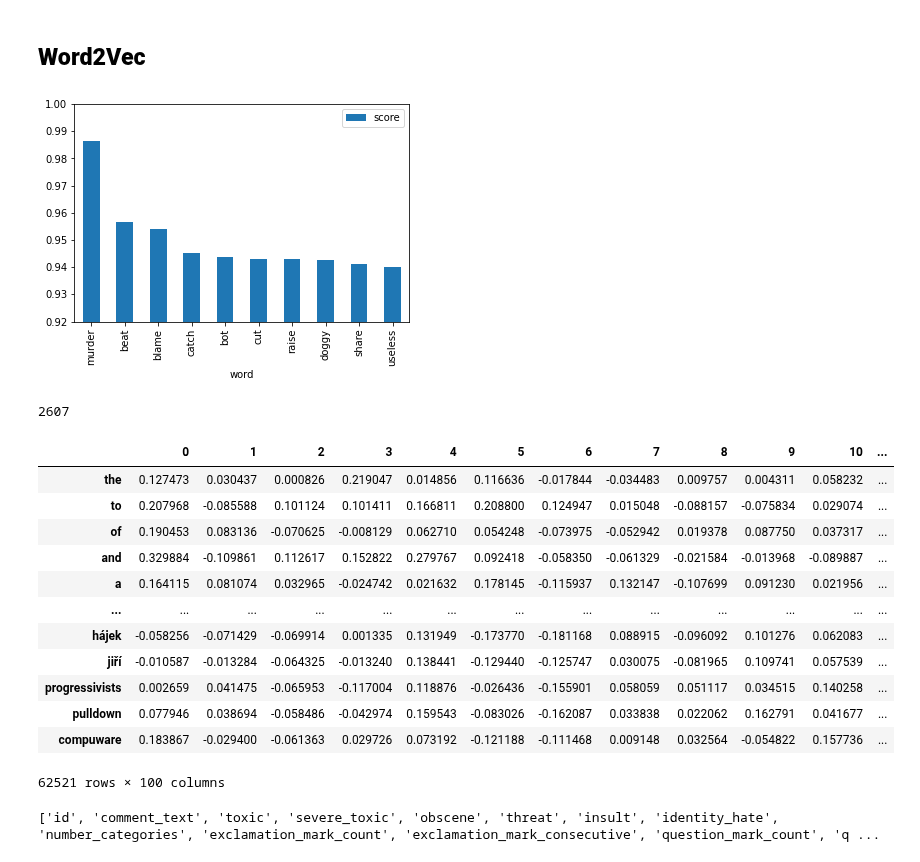
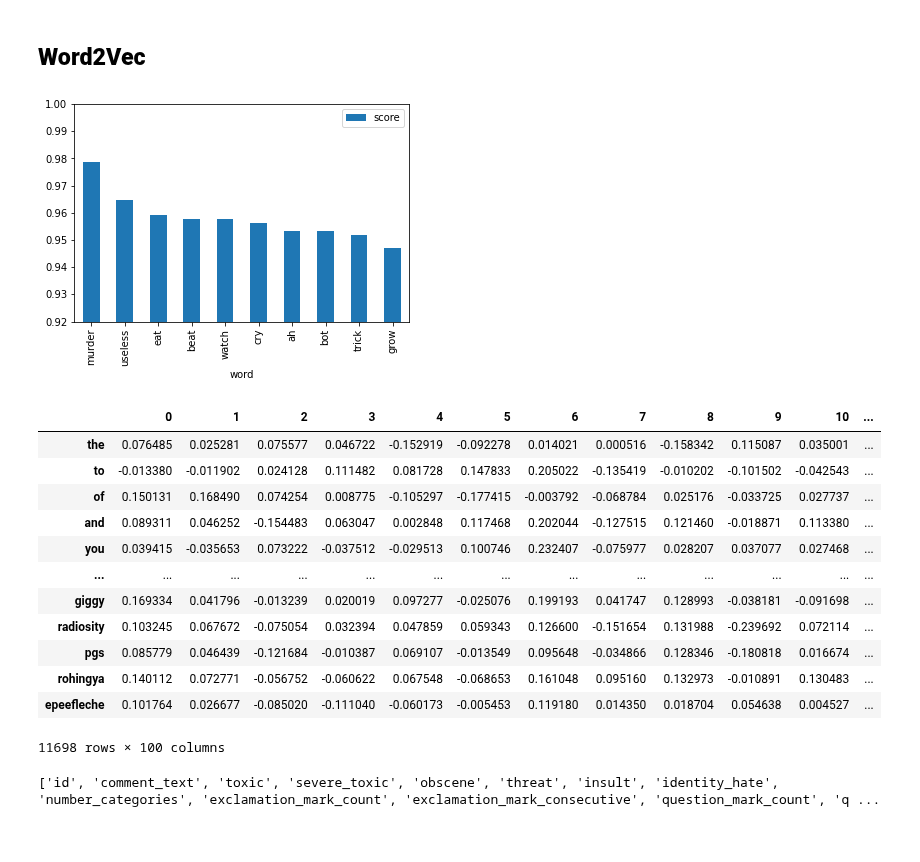
Before and after one commit to orbenishay/Classification, a Jupyter notebook: Toxic_comments_classification.ipynb, the cells around one changed output. Saved outputs shown, nothing was run; the diff lists cells and outputs as text; code cells hidden in the pictures.

```diff
--- a/Toxic_comments_classification.ipynb
+++ b/Toxic_comments_classification.ipynb
@@ -92,7 +95,7 @@ Saving train10000.csv to train10000 (1).csv
 # %% [markdown]
 Get the data
 # %%
-traincomments=pd.read_csv('train10000 (1).csv')
+traincomments=pd.read_csv('train10000.csv')
 # traincomments.head()
 traincomments.info()
 # traincomments.tail()
@@ -368,40 +348,27 @@ sims=model.wv.most_similar('kill')
 sims_df=pd.DataFrame(data=sims, columns=['word','score'])
 sims_df.sort_values(by='score',ascending=False).plot.bar('word','score',ylim=(0.92,1));
 # %% [output]
-[figure, old version]
+[figure, new version]
-# %%
-len(model.wv.vocab) #how many words in the vocabulary
-# %% [output]
-2607
 # %%
-# build a list of the terms and terms count
-ordered_vocab = [(term, voc.index, voc.count) for term, voc in model.wv.vocab.items()]
-
-# sort by the term counts, so the most common terms appear first
-ordered_vocab = sorted(ordered_vocab, key=lambda k: -k[2])
-
-# unzip the terms, integer indices, and counts into separate lists
-ordered_terms, term_indices, term_counts = zip(*ordered_vocab)
-# print(ordered_terms)
-# create a DataFrame with the food2vec vectors as data,
-# and the terms as row labels
-word_vectors = pd.DataFrame(model.wv.syn0norm[term_indices, :], index=ordered_terms)
-
+ordered_vocab = [(term, voc.index, voc.count) for term, voc in model.wv.vocab.items()] # build a list of the terms and count
+ordered_vocab_sorted = sorted(ordered_vocab, key=lambda k: -k[2]) # sort by the term counts, most common appear first
+ordered_terms, term_indices, term_counts = zip(*ordered_vocab_sorted) # unzip the terms, integer indices, and counts into separate lists
+word_vectors = pd.DataFrame(model.wv.syn0norm[term_indices, :], index=ordered_terms) # create a DF: vectors (data); terms (index)
 word_vectors
 # %% [output]
 |  | 0 | 1 | 2 | 3 | 4 | 5 | 6 | 7 | 8 | 9 | 10 | ... |
-| the | 0.127473 | 0.030437 | 0.000826 | 0.219047 | 0.014856 | 0.116636 | -0.017844 | -0.034483 | 0.009757 | 0.004311 | 0.058232 | ... |
-| to | 0.207968 | -0.085588 | 0.101124 | 0.101411 | 0.166811 | 0.208800 | 0.124947 | 0.015048 | -0.088157 | -0.075834 | 0.029074 | ... |
-| of | 0.190453 | 0.083136 | -0.070625 | -0.008129 | 0.062710 | 0.054248 | -0.073975 | -0.052942 | 0.019378 | 0.087750 | 0.037317 | ... |
-| and | 0.329884 | -0.109861 | 0.112617 | 0.152822 | 0.279767 | 0.092418 | -0.058350 | -0.061329 | -0.021584 | -0.013968 | -0.089887 | ... |
-| a | 0.164115 | 0.081074 | 0.032965 | -0.024742 | 0.021632 | 0.178145 | -0.115937 | 0.132147 | -0.107699 | 0.091230 | 0.021956 | ... |
+| the | 0.076485 | 0.025281 | 0.075577 | 0.046722 | -0.152919 | -0.092278 | 0.014021 | 0.000516 | -0.158342 | 0.115087 | 0.035001 | ... |
+| to | -0.013380 | -0.011902 | 0.024128 | 0.111482 | 0.081728 | 0.147833 | 0.205022 | -0.135419 | -0.010202 | -0.101502 | -0.042543 | ... |
+| of | 0.150131 | 0.168490 | 0.074254 | 0.008775 | -0.105297 | -0.177415 | -0.003792 | -0.068784 | 0.025176 | -0.033725 | 0.027737 | ... |
+| and | 0.089311 | 0.046252 | -0.154483 | 0.063047 | 0.002848 | 0.117468 | 0.202044 | -0.127515 | 0.121460 | -0.018871 | 0.113380 | ... |
+| you | 0.039415 | -0.035653 | 0.073222 | -0.037512 | -0.029513 | 0.100746 | 0.232407 | -0.075977 | 0.028207 | 0.037077 | 0.027468 | ... |
 | ... | ... | ... | ... | ... | ... | ... | ... | ... | ... | ... | ... | ... |
-| hájek | -0.058256 | -0.071429 | -0.069914 | 0.001335 | 0.131949 | -0.173770 | -0.181168 | 0.088915 | -0.096092 | 0.101276 | 0.062083 | ... |
-| jiří | -0.010587 | -0.013284 | -0.064325 | -0.013240 | 0.138441 | -0.129440 | -0.125747 | 0.030075 | -0.081965 | 0.109741 | 0.057539 | ... |
-| progressivists | 0.002659 | 0.041475 | -0.065953 | -0.117004 | 0.118876 | -0.026436 | -0.155901 | 0.058059 | 0.051117 | 0.034515 | 0.140258 | ... |
-| pulldown | 0.077946 | 0.038694 | -0.058486 | -0.042974 | 0.159543 | -0.083026 | -0.162087 | 0.033838 | 0.022062 | 0.162791 | 0.041677 | ... |
-| compuware | 0.183867 | -0.029400 | -0.061363 | 0.029726 | 0.073192 | -0.121188 | -0.111468 | 0.009148 | 0.032564 | -0.054822 | 0.157736 | ... |
+| giggy | 0.169334 | 0.041796 | -0.013239 | 0.020019 | 0.097277 | -0.025076 | 0.199193 | 0.041747 | 0.128993 | -0.038181 | -0.091698 | ... |
+| radiosity | 0.103245 | 0.067672 | -0.075054 | 0.032394 | 0.047859 | 0.059343 | 0.126600 | -0.151654 | 0.131988 | -0.239692 | 0.072114 | ... |
+| pgs | 0.085779 | 0.046439 | -0.121684 | -0.010387 | 0.069107 | -0.013549 | 0.095648 | -0.034866 | 0.128346 | -0.180818 | 0.016674 | ... |
+| rohingya | 0.140112 | 0.072771 | -0.056752 | -0.060622 | 0.067548 | -0.068653 | 0.161048 | 0.095160 | 0.132973 | -0.010891 | 0.130483 | ... |
+| epeefleche | 0.101764 | 0.026677 | -0.085020 | -0.111040 | -0.060173 | -0.005453 | 0.119180 | 0.014350 | 0.018704 | 0.054638 | 0.004527 | ... |
-62521 rows × 100 columns
+11698 rows × 100 columns
 # %%
 def get_related_terms(token, topn=10):
     """
```
Also changed, not shown: parts of 6 cells of this notebook.
